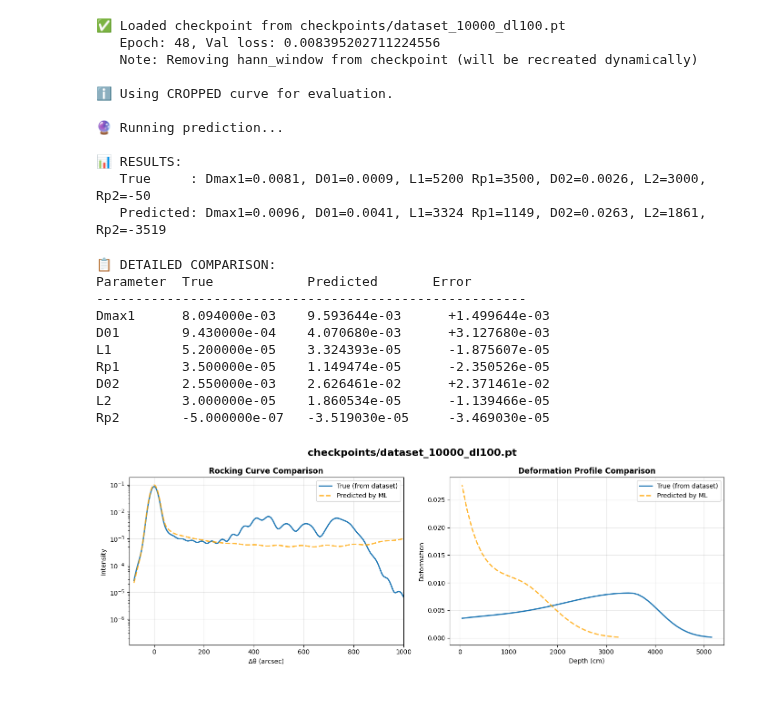
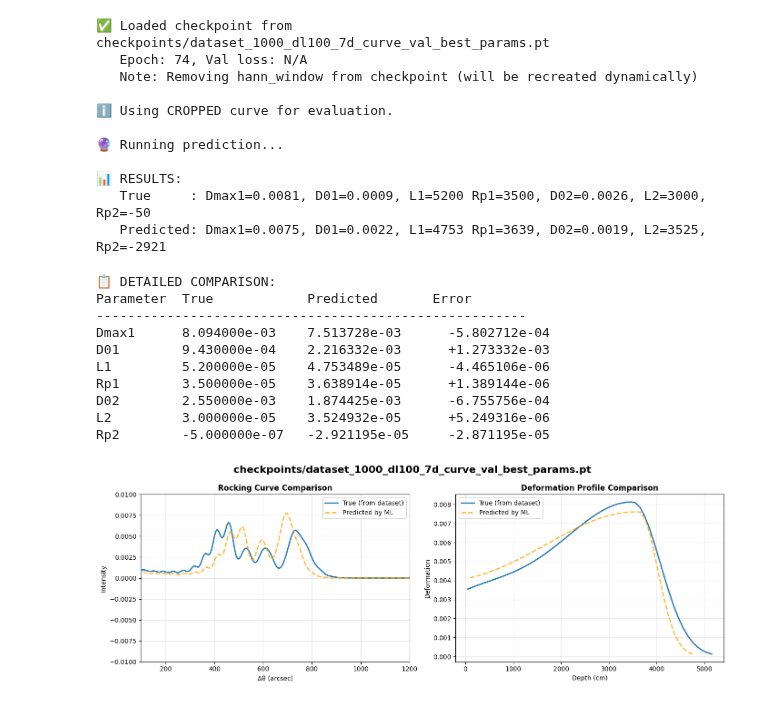
Before and after one commit to Vekeryk/master-xrd, a Jupyter notebook: j_show_experiment.ipynb, the cells around one changed output. Cells and saved outputs as stored; diff of their text form; code cells hidden in the pictures.

```diff
--- a/j_show_experiment.ipynb
+++ b/j_show_experiment.ipynb
@@ -17,7 +17,13 @@ reload(h)
 
 # MODEL_CHECKPOINT = 'checkpoints/dataset_10000_dl100_7d_v3_unweighted.pt'
 # MODEL_CHECKPOINT = 'checkpoints/dataset_10000_dl100_unweighted_full_augmented_finetuned.pt'
-MODEL_CHECKPOINT = 'checkpoints/dataset_10000_dl100.pt'
+MODEL_CHECKPOINT = 'checkpoints/dataset_1000_dl100_7d_curve_val_best_params.pt'
+# MODEL_CHECKPOINT = 'checkpoints/dataset_1000_dl100_7d_curve_val_best_curve.pt'
+
+# MODEL_CHECKPOINT = 'checkpoints/dataset_1000_dl100_targeted_curve_val_best_curve.pt'
+# MODEL_CHECKPOINT = 'checkpoints/dataset_1000_dl100_targeted_curve_val_best_params.pt'
+
+
 
 # MODEL_CHECKPOINT = 'checkpoints/dataset_10000_dl100_7d_v3_unweighted_ideal.pt'
 # MODEL_CHECKPOINT = 'checkpoints/dataset_10000_dl100_7d_v3_unweighted_ideal_2.pt'
@@ -98,8 +104,8 @@ print(f"\n📊 RESULTS:")
 print(f"   True     : {h.fparam(arr=true_params)}")
 print(f"   Predicted: {h.fparam(arr=predicted_from_dataset)}")
 # %% [output]
-✅ Loaded checkpoint from checkpoints/dataset_10000_dl100.pt
-   Epoch: 48, Val loss: 0.008395202711224556
+✅ Loaded checkpoint from checkpoints/dataset_1000_dl100_7d_curve_val_best_params.pt
+   Epoch: 74, Val loss: N/A
    Note: Removing hann_window from checkpoint (will be recreated dynamically)
 
 ℹ️ Using CROPPED curve for evaluation.
@@ -108,7 +114,7 @@ print(f"   Predicted: {h.fparam(arr=predicted_from_dataset)}")
 
 📊 RESULTS:
    True     : Dmax1=0.0081, D01=0.0009, L1=5200 Rp1=3500, D02=0.0026, L2=3000, Rp2=-50
-   Predicted: Dmax1=0.0096, D01=0.0041, L1=3324 Rp1=1149, D02=0.0263, L2=1861, Rp2=-3519
+   Predicted: Dmax1=0.0075, D01=0.0022, L1=4753 Rp1=3639, D02=0.0019, L2=3525, Rp2=-2921
 # %%
 # Перевірка - виведемо predicted параметри
 print("\n📋 DETAILED COMPARISON:")
@@ -123,13 +129,13 @@ for i, name in enumerate(model_common.PARAM_NAMES):
 📋 DETAILED COMPARISON:
 Parameter  True            Predicted       Error
 -------------------------------------------------------
-Dmax1      8.094000e-03    9.593644e-03      +1.499644e-03
-D01        9.430000e-04    4.070680e-03      +3.127680e-03
-L1         5.200000e-05    3.324393e-05      -1.875607e-05
-Rp1        3.500000e-05    1.149474e-05      -2.350526e-05
-D02        2.550000e-03    2.626461e-02      +2.371461e-02
-L2         3.000000e-05    1.860534e-05      -1.139466e-05
-Rp2        -5.000000e-07   -3.519030e-05     -3.469030e-05
+Dmax1      8.094000e-03    7.513728e-03      -5.802712e-04
+D01        9.430000e-04    2.216332e-03      +1.273332e-03
+L1         5.200000e-05    4.753489e-05      -4.465106e-06
+Rp1        3.500000e-05    3.638914e-05      +1.389144e-06
+D02        2.550000e-03    1.874425e-03      -6.755756e-04
+L2         3.000000e-05    3.524932e-05      +5.249316e-06
+Rp2        -5.000000e-07   -2.921195e-05     -2.871195e-05
 # %%
 import matplotlib.pyplot as plt
 import xrd
@@ -157,34 +163,34 @@ predicted_curve, predicted_profile = xrd.compute_curve_and_profile(
 # ============================================================================
 fig, axes = plt.subplots(1, 2, figsize=(14, 5))
 
 fig.suptitle(MODEL_CHECKPOINT, fontsize=16, fontweight='bold')
 
 # Rocking Curve
 axes[0].set_title("Rocking Curve Comparison", fontsize=12, fontweight='bold')
 axes[0].plot(true_curve.X_DeltaTeta, true_curve.Y_R_vseZ,
              label="True (from dataset)", color='C0', linestyle='-', linewidth=2)
 axes[0].plot(predicted_curve.X_DeltaTeta, predicted_curve.Y_R_vseZ,
              label="Predicted by ML", color='orange', linestyle='--', linewidth=2, alpha=0.8)
 axes[0].set_xlabel("Δθ (arcsec)")
 axes[0].set_ylabel("Intensity")
-# axes[0].set_ylim(0, 0.004)
-axes[0].set_xlim(-100, 1000)
-axes[0].set_yscale('log')
+axes[0].set_ylim(-0.01, 0.01)
+axes[0].set_xlim(100, 1200)
+# axes[0].set_yscale('log')
 axes[0].grid(True, alpha=0.3)
 axes[0].legend()
 
 # Deformation Profile
 axes[1].set_title("Deformation Profile Comparison", fontsize=12, fontweight='bold')
 axes[1].plot(true_profile.X, true_profile.total_Y,
              label="True (from dataset)", color='C0', linestyle='-', linewidth=2)
 axes[1].plot(predicted_profile.X, predicted_profile.total_Y,
              label="Predicted by ML", color='orange', linestyle='--', linewidth=2, alpha=0.8)
 axes[1].set_xlabel("Depth (cm)")
 axes[1].set_ylabel("Deformation")
 axes[1].grid(True, alpha=0.3)
 axes[1].legend()
 
 plt.tight_layout()
 plt.show()
 # %% [output]
-[figure, old version]
+[figure, new version]
```
Also changed, not shown: 27 other files.
